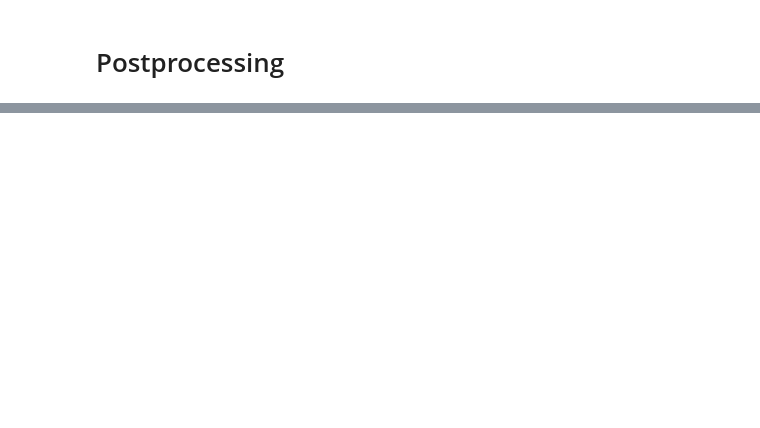
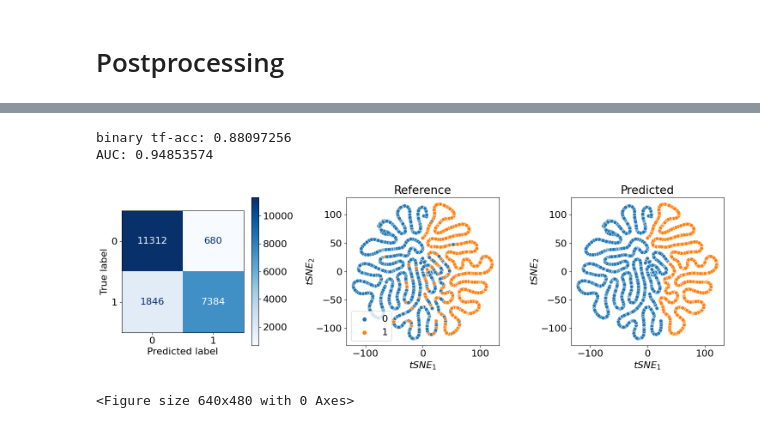
Before and after one commit to dmamur/elembert, a Jupyter notebook: elembert_classification_matbench.ipynb, the cells around one changed output, grey strips where cells are left out. Cells and saved outputs as stored; diff of their text form; code cells hidden in the pictures; blank space fills up the shorter version.

```diff
--- a/elembert_classification_matbench.ipynb
+++ b/elembert_classification_matbench.ipynb
@@ -282,3 +320,36 @@ dfr["tSNE2"] = z[:,1]
+# %%
+import matplotlib.pyplot as plt
+plt.rcParams.update({'font.size': 16})
+fig, axes = plt.subplots(1, 3, figsize=(15, 4.8))
+y_pclasses = dbresults['pred_cls'].argmax(axis=-1)
+y_classes = dbresults['y_cls'].argmax(axis=-1)
+print('binary tf-acc:',tf.keras.metrics.binary_accuracy(y_classes, y_pclasses, threshold=0.5).numpy())
+m = tf.keras.metrics.AUC()
+m.update_state(dbresults['y_cls'], dbresults['pred_cls'])
+print('AUC:',m.result().numpy())
+confusion_matrix = metrics.confusion_matrix(y_classes, y_pclasses)
+cm_display = metrics.ConfusionMatrixDisplay(confusion_matrix = confusion_matrix)
+                                            #display_labels=['False','True'])
+cm_display.plot(ax=axes[0],cmap=plt.cm.Blues)
+
+sns.scatterplot(ax=axes[1],x="tSNE1", y="tSNE2", hue=dfr.y.tolist(),data=dfr)#.set(title=title+" data T-SNE projection")
+axes[1].set_xlabel('$tSNE_1$')
+axes[1].set_ylabel('$tSNE_2$',labelpad=1)
+axes[1].set_title('Reference')
+#axes[1].legend('',frameon=False)
+sns.scatterplot(ax=axes[2],x="tSNE1", y="tSNE2", hue=dfr.yp.tolist(),data=dfr)#.set(title=title+" data T-SNE projection")
+axes[2].set_title('Predicted')
+axes[2].set_xlabel('$tSNE_1$')
+axes[2].set_ylabel('$tSNE_2$',labelpad=1)
+axes[2].legend('',frameon=False)
+fig.tight_layout()
+plt.show()
+plt.savefig(mname+'_tsnePaper.jpg',format='jpg',dpi=800,bbox_inches = "tight")
+# %% [output]
+binary tf-acc: 0.88097256
+AUC: 0.94853574
+[figure, added]
+<Figure size 640x480 with 0 Axes>
 # %%
 import matplotlib.pyplot as plt
 plt.rcParams.update({'font.size': 16})
```
Also changed, not shown: parts of 9 cells of this notebook.
